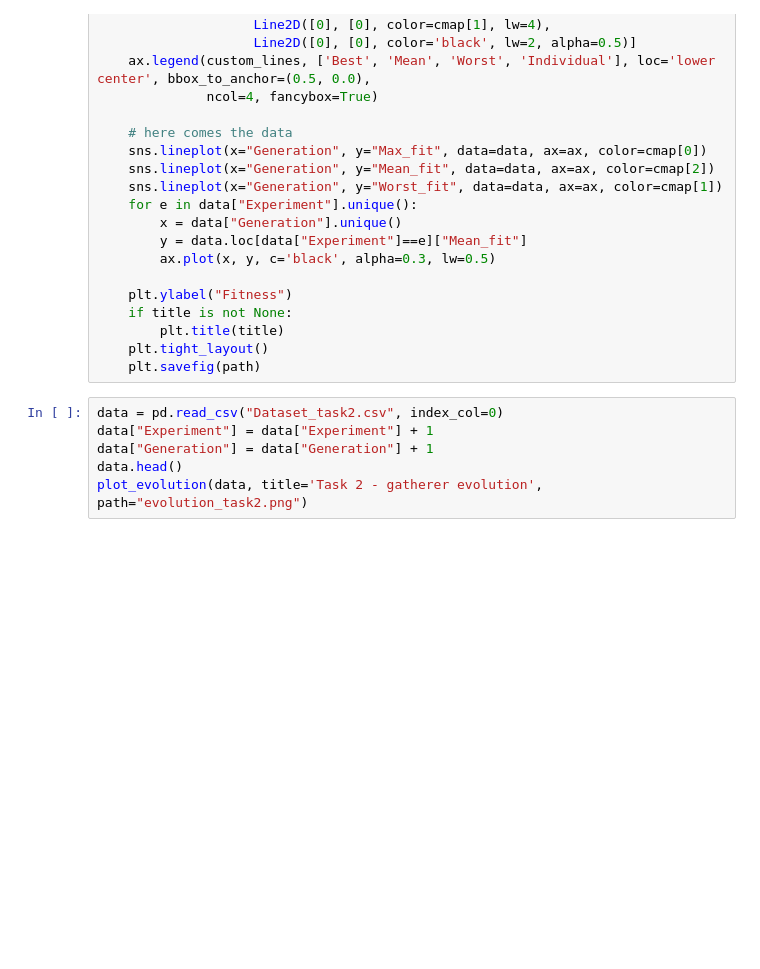
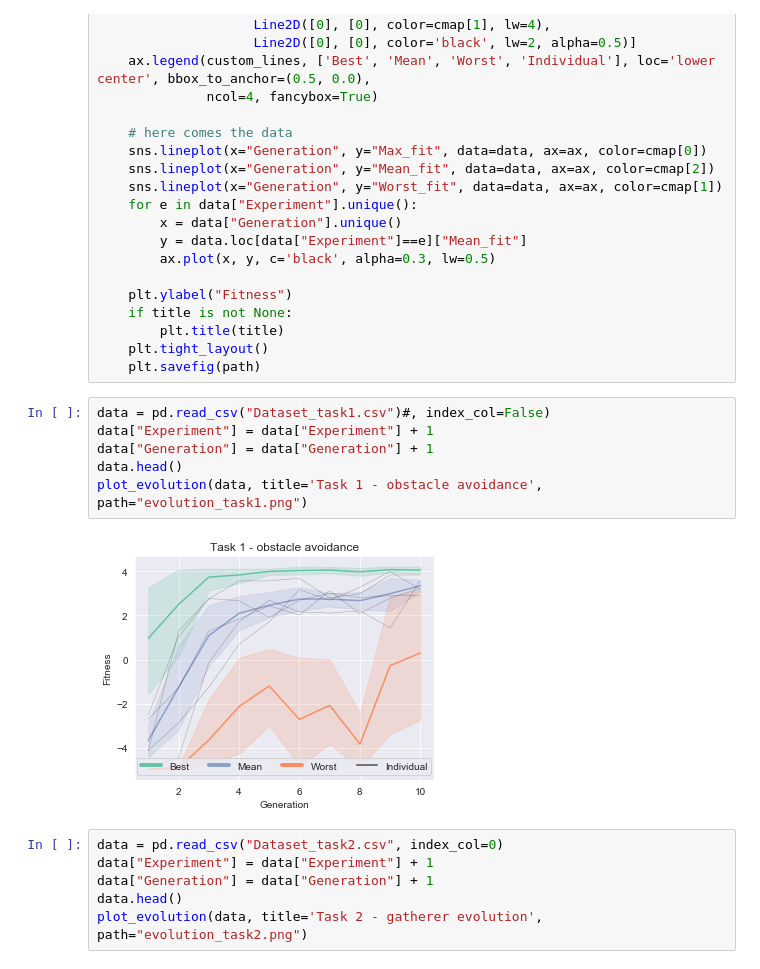
Before and after one commit to Mick-IJ/Learning-Machines, a Jupyter notebook: plotting.ipynb, the cells around one changed output. Drawn from its saved outputs; the diff is of its cells as text; blank space fills up the shorter version.

Commit message:
more plotting and fixed tables

```diff
--- a/plotting.ipynb
+++ b/plotting.ipynb
@@ -31,6 +31,14 @@ def plot_evolution(data, title=None, path=''):
         plt.title(title)
     plt.tight_layout()
     plt.savefig(path)
+# %%
+data = pd.read_csv("Dataset_task1.csv")#, index_col=False)
+data["Experiment"] = data["Experiment"] + 1
+data["Generation"] = data["Generation"] + 1
+data.head()
+plot_evolution(data, title='Task 1 - obstacle avoidance', path="evolution_task1.png")
+# %% [output]
+[figure, added]
 # %%
 data = pd.read_csv("Dataset_task2.csv", index_col=0)
 data["Experiment"] = data["Experiment"] + 1
```
Also changed, not shown: 5 other files.
